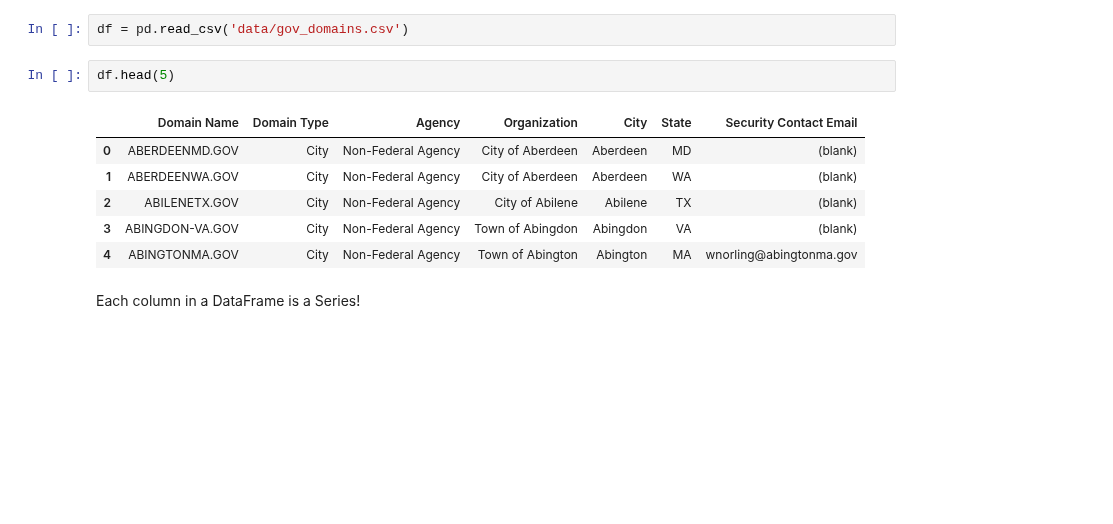
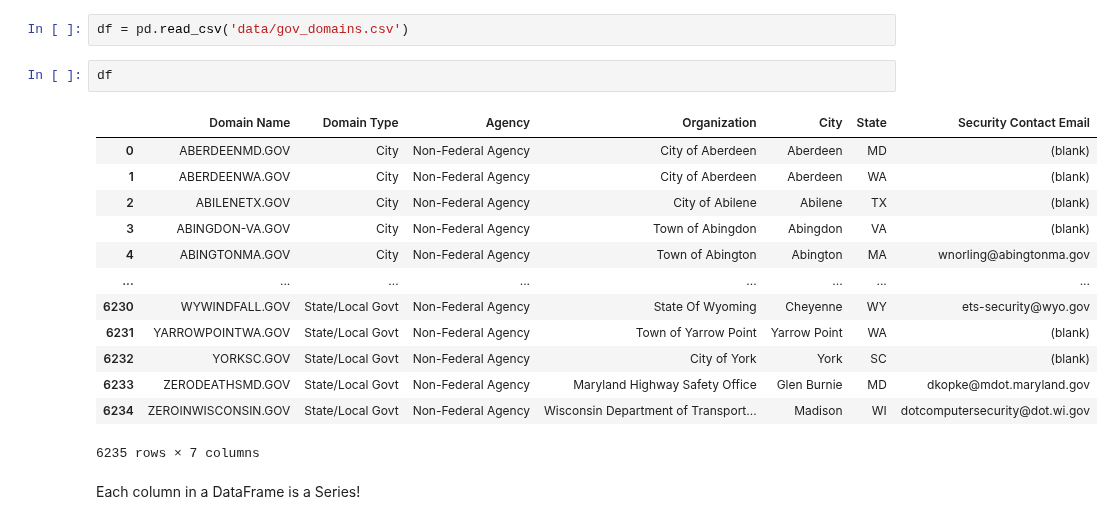
Before and after one commit to Wildertrek/Jupyter-Latex, a Jupyter notebook: 4. Wrangling_Data.ipynb, the cells around one changed output. Drawn from its saved outputs; the diff is of its cells as text; blank space fills up the shorter version.

```diff
--- a/4. Wrangling_Data.ipynb
+++ b/4. Wrangling_Data.ipynb
@@ -41,14 +41,21 @@ Read this as into a DataFrame:
 # %%
 df = pd.read_csv('data/gov_domains.csv')
 # %%
-df.head(5)
+df
 # %% [output]
 |  | Domain Name | Domain Type | Agency | Organization | City | State | Security Contact Email |
 | 0 | ABERDEENMD.GOV | City | Non-Federal Agency | City of Aberdeen | Aberdeen | MD | (blank) |
 | 1 | ABERDEENWA.GOV | City | Non-Federal Agency | City of Aberdeen | Aberdeen | WA | (blank) |
 | 2 | ABILENETX.GOV | City | Non-Federal Agency | City of Abilene | Abilene | TX | (blank) |
 | 3 | ABINGDON-VA.GOV | City | Non-Federal Agency | Town of Abingdon | Abingdon | VA | (blank) |
 | 4 | ABINGTONMA.GOV | City | Non-Federal Agency | Town of Abington | Abington | MA | wnorling@abingtonma.gov |
+| ... | ... | ... | ... | ... | ... | ... | ... |
+| 6230 | WYWINDFALL.GOV | State/Local Govt | Non-Federal Agency | State Of Wyoming | Cheyenne | WY | ets-security@wyo.gov |
+| 6231 | YARROWPOINTWA.GOV | State/Local Govt | Non-Federal Agency | Town of Yarrow Point | Yarrow Point | WA | (blank) |
+| 6232 | YORKSC.GOV | State/Local Govt | Non-Federal Agency | City of York | York | SC | (blank) |
+| 6233 | ZERODEATHSMD.GOV | State/Local Govt | Non-Federal Agency | Maryland Highway Safety Office | Glen Burnie | MD | dkopke@mdot.maryland.gov |
+| 6234 | ZEROINWISCONSIN.GOV | State/Local Govt | Non-Federal Agency | Wisconsin Department of Transport... | Madison | WI | dotcomputersecurity@dot.wi.gov |
+6235 rows × 7 columns
 # %% [markdown]
 Each column in a DataFrame is a Series!
 # %%
```
Also changed, not shown: parts of 8 cells of this notebook, 5 other files.
